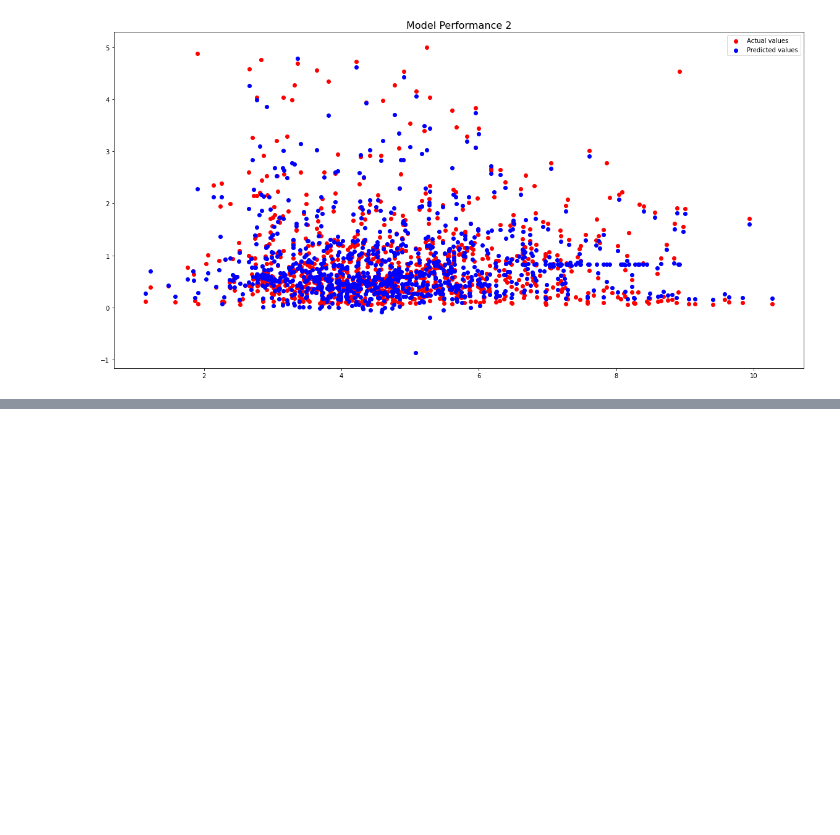
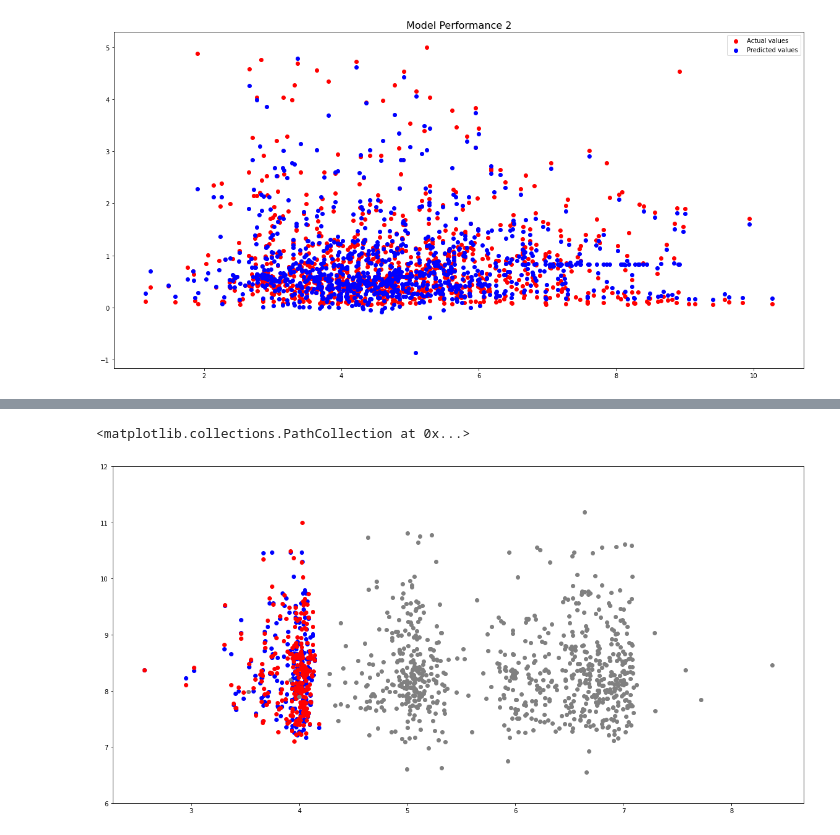
Before and after one commit to nathanaelg16/PHYS3600ID_Final_Project, a Jupyter notebook: Final Project.ipynb, the cells around one changed output, grey strips where cells are left out. Saved outputs shown, nothing was run; the diff lists cells and outputs as text; code cells hidden in the pictures; blank space fills up the shorter version.

```diff
--- a/Final Project.ipynb
+++ b/Final Project.ipynb
@@ -136,0 +162,25 @@ fig.savefig("model_perfomance2", dpi=300)
+# %%
+from sklearn.tree import DecisionTreeRegressor
+
+X_train, X_test, y_train, y_test = train_test_split(spectra, mass, random_state = 101)
+model = DecisionTreeRegressor(max_features=803)
+model.fit(X_train, y_train)
+
+prediction = model.predict(X_test)
+
+X = np.empty(len(X_test))
+X2 = np.empty(len(X_train))
+
+for i in range(len(X_test)):
+    X[i] = np.log(np.sum(X_test[i]))
+
+for i in range(len(X_train)):
+    X2[i] = np.log(np.sum(X_train[i]))
+
+plt.ylim(6, 12)
+plt.scatter(X, prediction, c='blue')
+plt.scatter(X, y_test, c='red')
+plt.scatter(X2, y_train, c='grey')
+# %% [output]
+<matplotlib.collections.PathCollection at 0x...>
+[figure, added]
```
Also changed, not shown: parts of 6 cells of this notebook, 3 other files.
